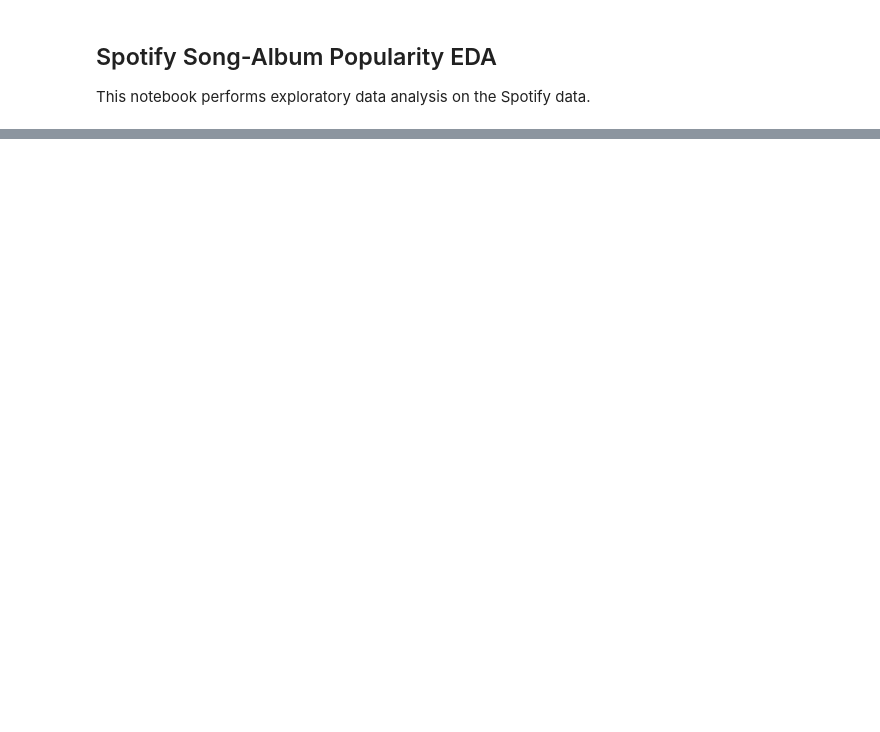
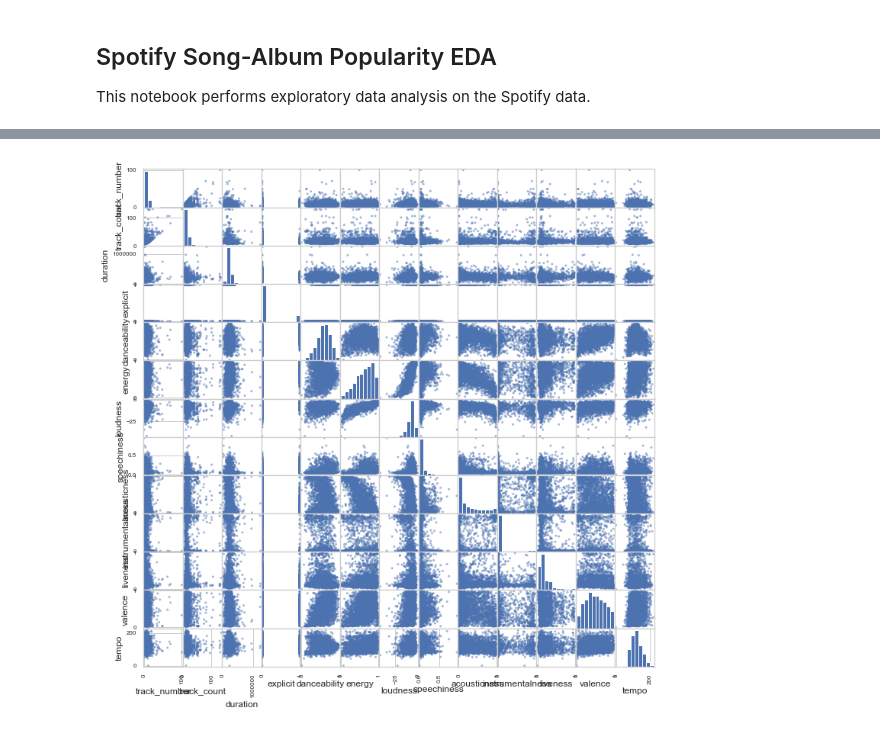
Before and after one commit to jluby/cs109_spotify, a Jupyter notebook: eda.ipynb, the cells around one changed output, grey strips where cells are left out. Saved outputs shown, nothing was run; the diff lists cells and outputs as text; code cells hidden in the pictures; blank space fills up the shorter version.

```diff
--- a/eda.ipynb
+++ b/eda.ipynb
@@ -193,0 +150,13 @@ Name: explicit, Length: 40415, dtype: int64
+# %%
+# Plot a scatter matrix to find the interdependencies of the predictors
+# Only keep the predictors
+scatter_df = X_train[predictors]
+
+# Randomly select 10% of the dataset
+scatter_df = scatter_df.sample(frac=0.1)
+
+# Plot the scatter matrix
+ax = scatter_matrix(scatter_df, figsize=(12, 12))
+plt.show()
+# %% [output]
+[figure, added]
```
Also changed, not shown: parts of 21 cells of this notebook, 2 other files.
